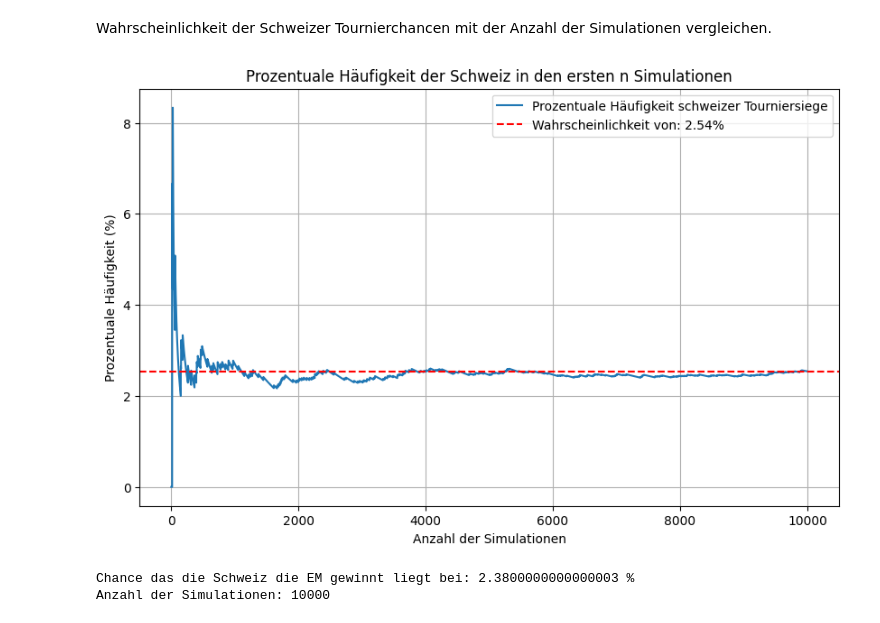
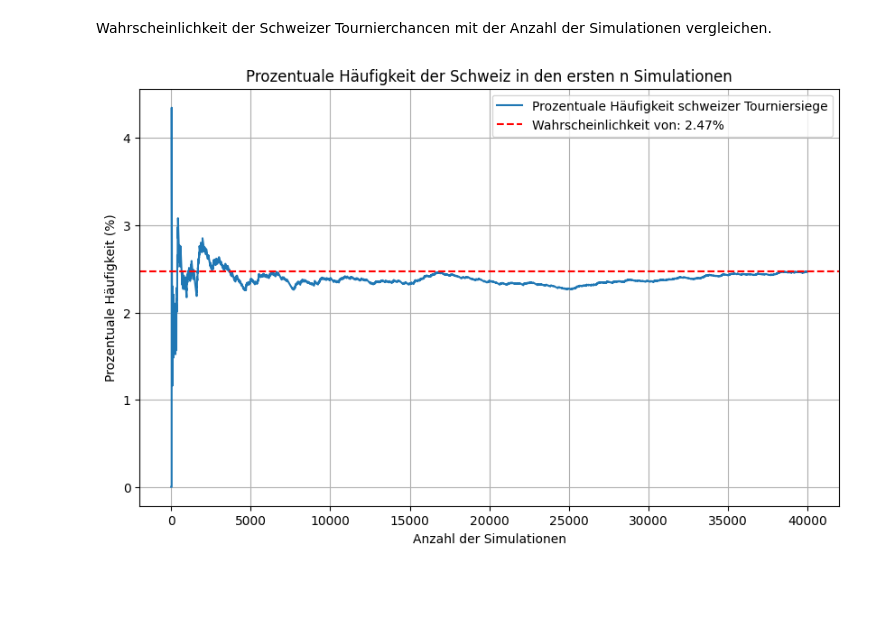
Before and after one commit to Sandra-Senn/propability_soccer_winning, a Jupyter notebook: OMC_WER.ipynb, the cells around one changed output. Cells and saved outputs as stored; diff of their text form; code cells hidden in the pictures; blank space fills up the shorter version.

```diff
--- a/OMC_WER.ipynb
+++ b/OMC_WER.ipynb
@@ -581,14 +580,8 @@ plt.show()
 # %% [markdown]
 Wahrscheinlichkeit der Schweizer Tournierchancen mit der Anzahl der Simulationen vergleichen.
 # %%
-simulated_data_goal = pd.read_excel('tournament_winners_GOALS.xlsx')
+simulated_data_goal = pd.read_excel('tournament_winners_GOALS2.xlsx')
 
 plot_häufigkeit(simulated_data_goal)
 # %% [output]
-[figure, old version]
+[figure, new version]
-# %%
-print("Chance das die Schweiz die EM gewinnt liegt bei:", lst_goal["Schweiz"]/n * 100, "%")
-print("Anzahl der Simulationen:", n)
-# %% [output]
-Chance das die Schweiz die EM gewinnt liegt bei: 2.3800000000000003 %
-Anzahl der Simulationen: 10000
```
Also changed, not shown: parts of 18 cells of this notebook.
